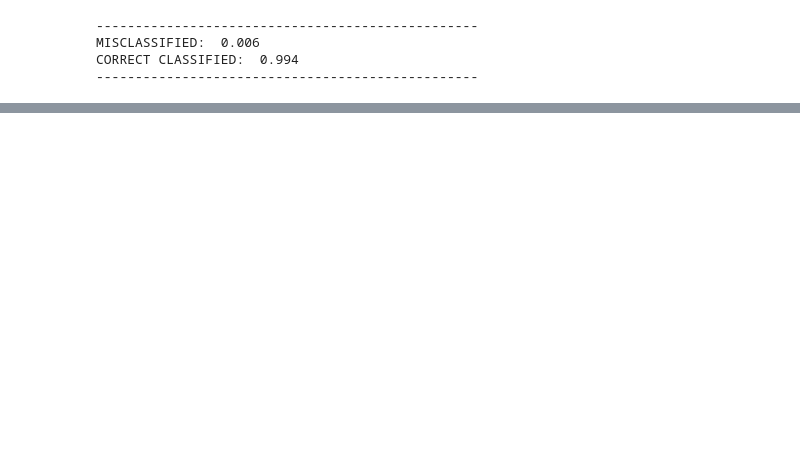
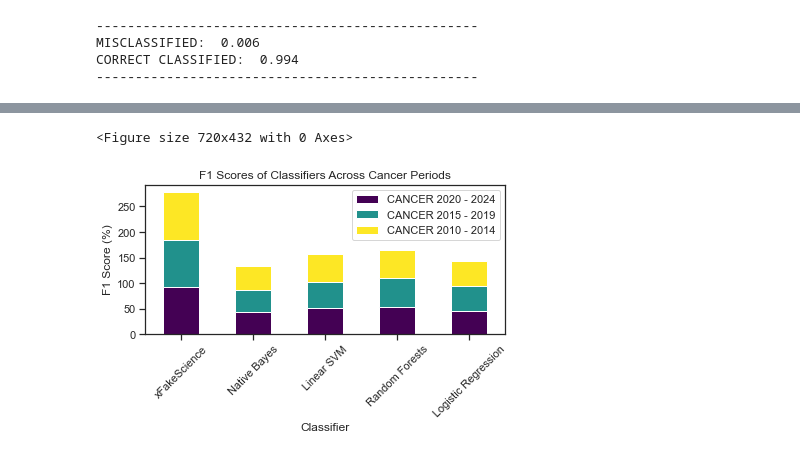
Before and after one commit to drahmedabdeenhamed/xFakeSci, a Jupyter notebook: code/xFakeBibs-CAN-2010-2014-TwoClassesTraining.ipynb, the cells around one changed output, grey strips where cells are left out. Saved outputs shown, nothing was run; the diff lists cells and outputs as text; code cells hidden in the pictures; blank space fills up the shorter version.

```diff
--- a/code/xFakeBibs-CAN-2010-2014-TwoClassesTraining.ipynb
+++ b/code/xFakeBibs-CAN-2010-2014-TwoClassesTraining.ipynb
@@ -553,0 +692,41 @@ PUBMED MISCLASSIFIED AS GPT:  0.0
+# %%
+import pandas as pd
+import matplotlib.pyplot as plt
+
+# Create the dictionary containing the data
+data = {
+    'Classifier': ['xFakeScience', 'Native Bayes', 'Linear SVM', 'Random Forests', 'Logistic Regression'],
+    'CANCER 2020 - 2024': [0.917, 0.431, 0.514, 0.532, 0.462],
+    'CANCER 2015 - 2019': [0.925, 0.438, 0.519, 0.566, 0.476],
+    'CANCER 2010 - 2014': [0.943, 0.462, 0.529, 0.542, 0.50]
+}
+
+# Create the DataFrame
+df = pd.DataFrame(data)
+
+# Set the index to 'Classifier'
+df.set_index('Classifier', inplace=True)
+
+# Convert the data to percentages
+df *= 100
+
+# Plot the stacked bar plot
+plt.figure(figsize=(10, 6))
+ax = df.plot(kind='bar', stacked=True, cmap='viridis')
+plt.title('F1 Scores of Classifiers Across Cancer Periods')
+plt.ylabel('F1 Score (%)')
+plt.xticks(rotation=45)
+# plt.legend(title='Cancer Period', bbox_to_anchor=(1.05, 1), loc='upper left')
+plt.tight_layout()
+
+# Adjust x-labels position
+ax.set_xticks(range(len(df.index)))
+ax.set_xticklabels(df.index, ha='center')
+
+# Save the figure to a file
+plt.savefig('../figures/can_comp_f1_scores.png', dpi=300)
+
+plt.show()
+# %% [output]
+<Figure size 720x432 with 0 Axes>
+[figure, added]
```
Also changed, not shown: parts of 9 cells of this notebook, 2 other files.
